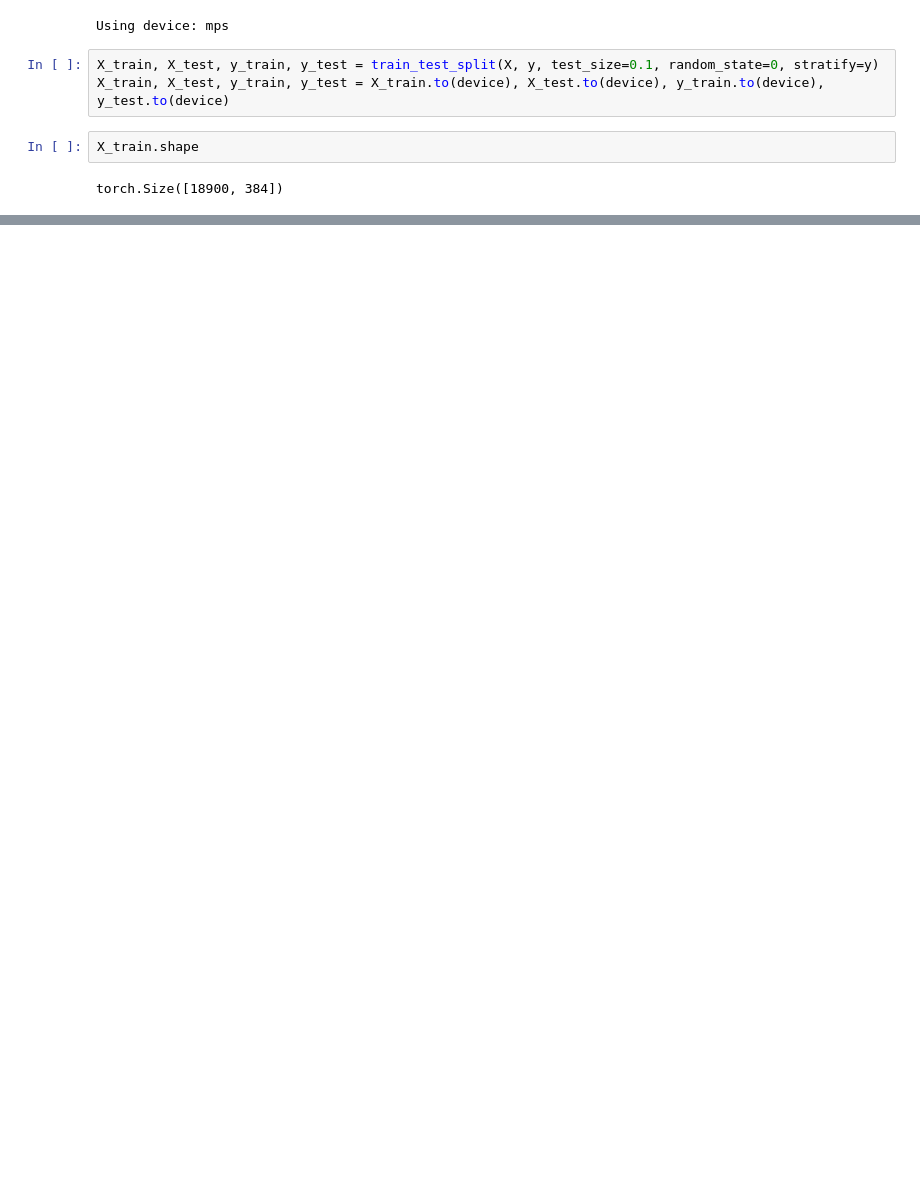
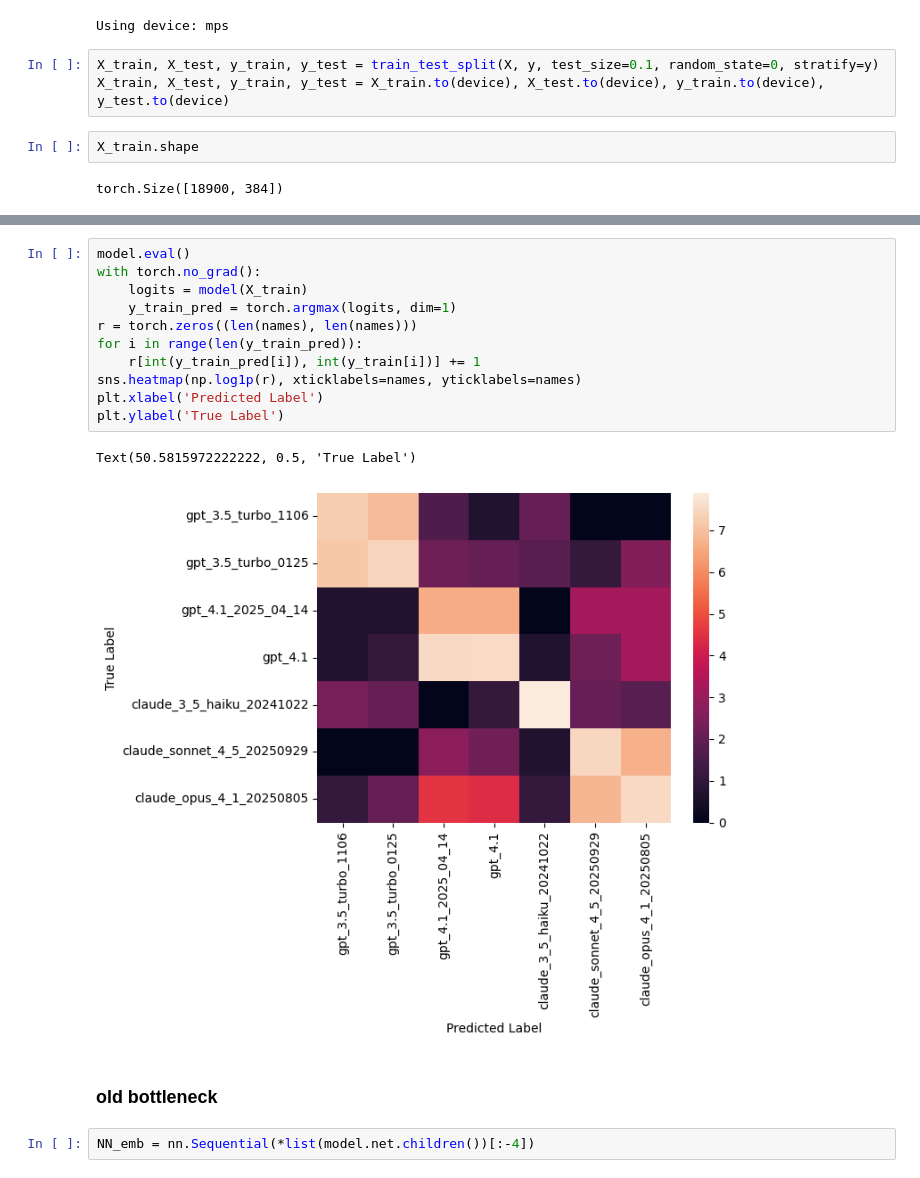
Before and after one commit to ItayXD/LLM-fingerprints, a Jupyter notebook: embeddings.ipynb, the cells around one changed output, grey strips where cells are left out. Saved outputs shown, nothing was run; the diff lists cells and outputs as text; blank space fills up the shorter version.

```diff
--- a/embeddings.ipynb
+++ b/embeddings.ipynb
@@ -291,0 +297,18 @@ Text(50.5815972222222, 0.5, 'True Label')
+# %%
+model.eval()
+with torch.no_grad():
+    logits = model(X_train)
+    y_train_pred = torch.argmax(logits, dim=1)
+r = torch.zeros((len(names), len(names)))
+for i in range(len(y_train_pred)):
+    r[int(y_train_pred[i]), int(y_train[i])] += 1
+sns.heatmap(np.log1p(r), xticklabels=names, yticklabels=names)
+plt.xlabel('Predicted Label')
+plt.ylabel('True Label')
+# %% [output]
+Text(50.5815972222222, 0.5, 'True Label')
+[figure, added]
+# %% [markdown]
+### old bottleneck
+# %%
+NN_emb = nn.Sequential(*list(model.net.children())[:-4])
```
Also changed, not shown: parts of 27 cells of this notebook.
